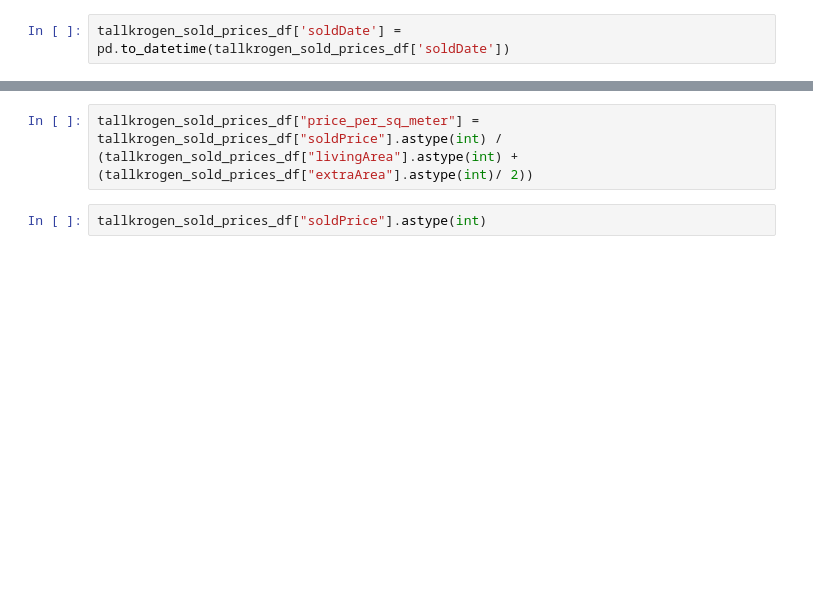
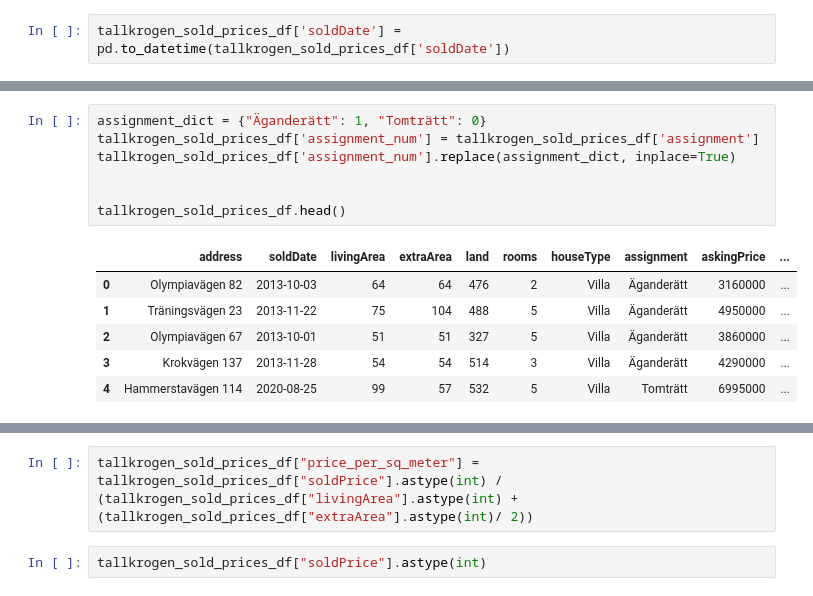
Before and after one commit to joeyaza/tallis-house-price-model, a Jupyter notebook: notebooks/tallis-linear-regression.ipynb, the cells around one changed output, grey strips where cells are left out. Cells and saved outputs as stored; diff of their text form; blank space fills up the shorter version.

```diff
--- a/notebooks/tallis-linear-regression.ipynb
+++ b/notebooks/tallis-linear-regression.ipynb
@@ -177,3 +179,17 @@ Name: soldDate, Length: 200, dtype: datetime64[ns]
+# %%
+assignment_dict = {"Äganderätt": 1, "Tomträtt": 0}
+tallkrogen_sold_prices_df['assignment_num'] = tallkrogen_sold_prices_df['assignment']
+tallkrogen_sold_prices_df['assignment_num'].replace(assignment_dict, inplace=True)
+
+
+tallkrogen_sold_prices_df.head()
+# %% [output]
+|  | address | soldDate | livingArea | extraArea | land | rooms | houseType | assignment | askingPrice | ... |
+| 0 | Olympiavägen 82 | 2013-10-03 | 64 | 64 | 476 | 2 | Villa | Äganderätt | 3160000 | ... |
+| 1 | Träningsvägen 23 | 2013-11-22 | 75 | 104 | 488 | 5 | Villa | Äganderätt | 4950000 | ... |
+| 2 | Olympiavägen 67 | 2013-10-01 | 51 | 51 | 327 | 5 | Villa | Äganderätt | 3860000 | ... |
+| 3 | Krokvägen 137 | 2013-11-28 | 54 | 54 | 514 | 3 | Villa | Äganderätt | 4290000 | ... |
+| 4 | Hammerstavägen 114 | 2020-08-25 | 99 | 57 | 532 | 5 | Villa | Tomträtt | 6995000 | ... |
 # %%
 tallkrogen_sold_prices_df.plot(x='soldDate', y="soldPrice")
 # %% [output]
```
Also changed, not shown: parts of 22 cells of this notebook, 4 other files.
